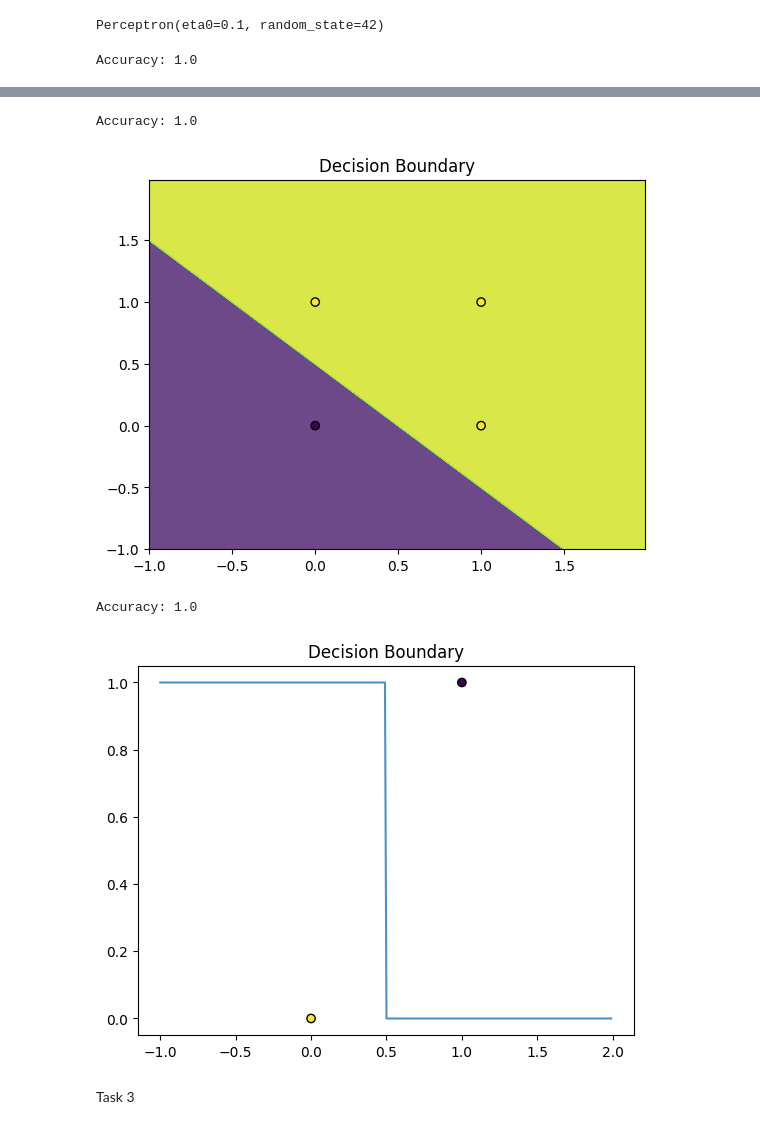
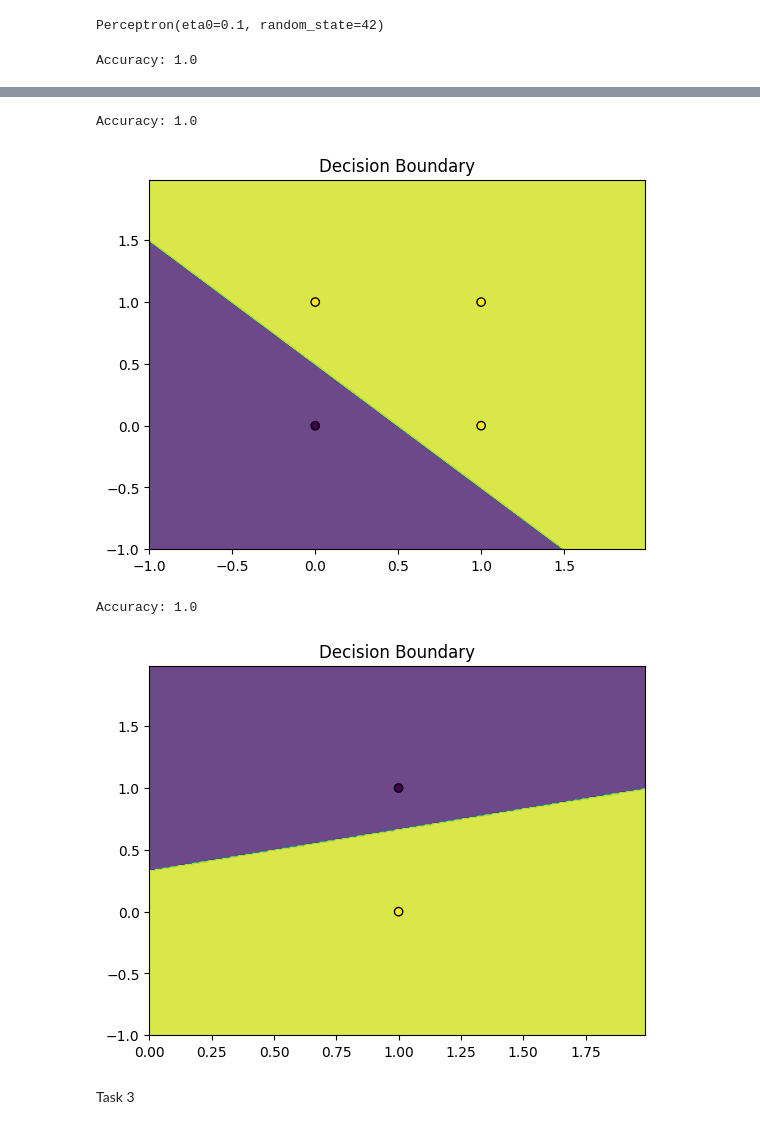
Before and after one commit to sath8/Neural-Network-Labs, a Jupyter notebook: CO542_LAB01.ipynb, the cells around one changed output, grey strips where cells are left out. Saved outputs shown, nothing was run; the diff lists cells and outputs as text; code cells hidden in the pictures.

```diff
--- a/CO542_LAB01.ipynb
+++ b/CO542_LAB01.ipynb
@@ -63,7 +63,7 @@ Task 2
 X = np.array([[0, 0], [0, 1], [1, 0], [1, 1]])
 y_and = np.array([0, 0, 0, 1])
 y_or = np.array([0, 1, 1, 1])
-X_not = np.array([[0], [1]])
+X_not = np.array([[1,0], [1,1]])
 y_not = np.array([1, 0])
 # %%
 
@@ -86,51 +86,46 @@ print("Accuracy:", accuracy_score(y_and, y_pred))
 # Decision Boundary Visualization
 
 x_min, x_max = X[:, 0].min() - 1, X[:, 0].max() + 1
 y_min, y_max = X[:, 1].min() - 1, X[:, 1].max() + 1
 xx, yy = np.meshgrid(np.arange(x_min, x_max, 0.01), np.arange(y_min,y_max, 0.01))
 Z = model_and.predict(np.c_[xx.ravel(), yy.ravel()]).reshape(xx.shape)
 plt.contourf(xx, yy, Z, alpha=0.8)
 plt.scatter(X[:, 0], X[:, 1], c=y_and, edgecolor='k')
 plt.title("Decision Boundary")
 plt.show()
 
 #or
 # Predictions
 y_pred = model_or.predict(X)
 print("Accuracy:", accuracy_score(y_or, y_pred))
 # Decision Boundary Visualization
 
 x_min, x_max = X[:, 0].min() - 1, X[:, 0].max() + 1
 y_min, y_max = X[:, 1].min() - 1, X[:, 1].max() + 1
 xx, yy = np.meshgrid(np.arange(x_min, x_max, 0.01), np.arange(y_min,y_max, 0.01))
 Z = model_or.predict(np.c_[xx.ravel(), yy.ravel()]).reshape(xx.shape)
 plt.contourf(xx, yy, Z, alpha=0.8)
 plt.scatter(X[:, 0], X[:, 1], c=y_or, edgecolor='k')
 plt.title("Decision Boundary")
 plt.show()
+
+y_pred = model_not.predict(X_not)
+print("Accuracy:", accuracy_score(y_not, y_pred))
+x_min, x_max = X_not[:, 0].min() - 1, X_not[:, 0].max() + 1
+y_min, y_max = X_not[:, 1].min() - 1, X_not[:, 1].max() + 1
+xx, yy = np.meshgrid(np.arange(x_min, x_max, 0.01), np.arange(y_min,y_max, 0.01))
+Z = model_not.predict(np.c_[xx.ravel(), yy.ravel()]).reshape(xx.shape)
+plt.contourf(xx, yy, Z, alpha=0.8)
+plt.scatter(X_not[:, 0], X_not[:, 1], c=y_not, edgecolor='k')
+plt.title("Decision Boundary")
+plt.show()
 # %% [output]
 Accuracy: 1.0
 [figure]
 Accuracy: 1.0
 [figure]
+Accuracy: 1.0
+[figure, added]
-# %%
-#not
-# Predictions
-y_pred = model_not.predict(X_not)
-print("Accuracy:", accuracy_score(y_not, y_pred))
-# Decision Boundary Visualization
-
-x_min, x_max = X_not[:, 0].min() - 1, X_not[:, 0].max() + 1
-y_min, y_max = X_not[:, 0].min() - 1, X_not[:, 0].max() + 1
-X_plot = np.arange(x_min, x_max, 0.01).reshape(-1, 1)
-Z = model_not.predict(X_plot)
-plt.plot(X_plot, Z, alpha=0.8)
-plt.scatter(X_not[:, 0], X_not[:,0 ], c=y_not, edgecolor='k')
-plt.title("Decision Boundary")
-plt.show()
-# %% [output]
-Accuracy: 1.0
-[figure, removed]
 # %% [markdown]
 Task 3
 # %%
```
